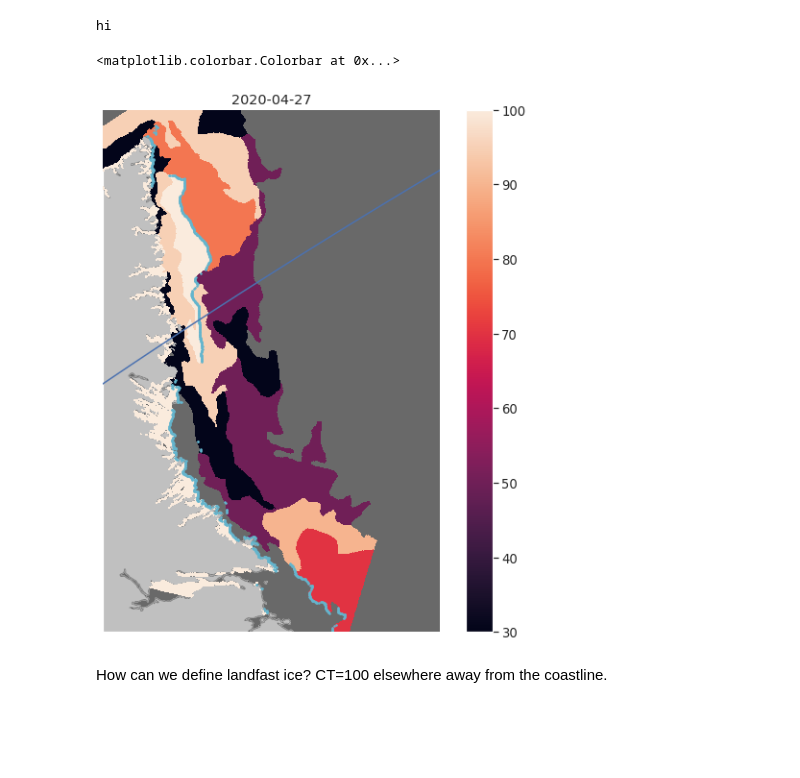
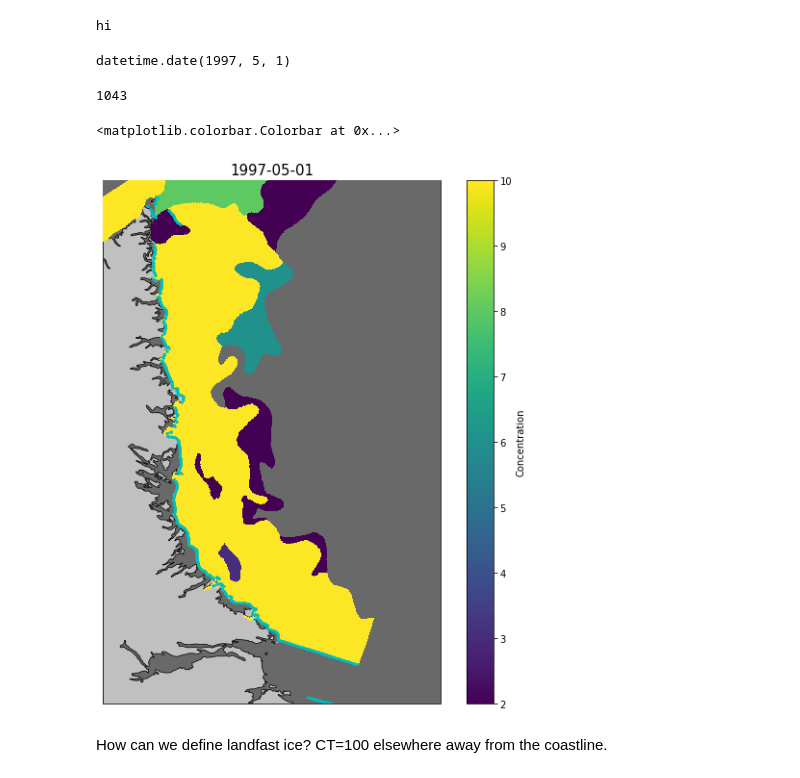
Before and after one commit to maynwang/CIS, a Jupyter notebook: landfast_new.ipynb, the cells around one changed output. Drawn from its saved outputs; the diff is of its cells as text; code cells hidden in the pictures; blank space fills up the shorter version.

```diff
--- a/landfast_new.ipynb
+++ b/landfast_new.ipynb
@@ -41,6 +41,8 @@ lat = nc.variables['latitude'][600:1450,1700:]
 juld = nc.variables['juld'][:]
 land = nc.variables['land'][:][600:1450,1700:]
 E_CT = nc.variables['E_CT'][:,600:1450,1700:]
+E_FA = nc.variables['E_FA'][:,600:1450,1700:]
+
 
 CT = np.nan*np.ones(E_CT.shape)
 CT[E_CT==1] = 10
@@ -116,7 +117,9 @@ plt.plot(lon[coast_j,coast_i],lat[coast_j,coast_i],'.',transform=ccrs.PlateCarre
 ## Code for obtaining Sina points
 # %%
 # Which month?
-mon = 4
+mon = 5
+
+CT=E_FA
 
 m = np.shape(CT)[2]
 n = np.shape(CT)[1]
@@ -128,10 +131,6 @@ sina_i = []
 sina_j = []
 dates_sina = []
 juld_sina = []
-
-# Mask lon and lat to get land
-ma_lon = ma.masked_array(lon, mask=land)
-ma_lat = ma.masked_array(lat, mask=land)
 
 for yr in years_unique:
     # Every year for the month defined by mon
@@ -147,7 +146,7 @@ for yr in years_unique:
             not_nans = np.where(np.isnan(CT[k,:,i])==False)[0]
             sina_ii[i] = i
             # Check: Is there landfast ice in row i (CT=100)? If yes, save first index as sina point
-            if 100.0 in CT[k,:,i]:
+            if 8 in CT[k,:,i]:
                 # Don't count other regions of CT=100. Reverse so coming from west
 
                 ### NOT WORKING
@@ -158,7 +157,7 @@ for yr in years_unique:
 #                     sina_point = CT100[np.where(spacing != 1)][0]
 #                 else:
 #                     # If no jump, take most eastward point of CT=100
-                sina_point = np.where(CT[k,:,i]==100.0)[0][0]
+                sina_point = np.where(CT[k,:,i]==8)[0][0]
 
                 ###
 
@@ -173,7 +172,7 @@ for yr in years_unique:
             # First non-nan ice value along j
 
             # Make sure there are non-nan values
-            elif 100.0 not in CT[k,:,i] and len(not_nans)>0:
+            elif 8 not in CT[k,:,i] and len(not_nans)>0:
                 last_ice = not_nans[-1]
                 # If not at coastline, save as Sina, unless it's too far to be the true Sina (110km)
                 if last_ice < coast_j[i]:# and abs(coast_j[i] - last_ice) < 97:
@@ -207,22 +206,30 @@ else:
     sina_point = np.where(CT[k,:,i]==100.0)[0][0]
 # %% [output]
 hi
+# %%
+dates[4]
+# %% [output]
+datetime.date(1997, 5, 1)
+# %%
+len(E_CT)
+# %% [output]
+1043
 # %%
-fig=plt.figure(figsize=(10,10))
+fig=plt.figure(figsize=(10,10),facecolor='white')
 ax = fig.add_subplot(1,1,1, projection=rot)
 plot_cartopy(ax,lon,lat)
-plt.pcolormesh(lon,lat,CT[1016,:,:],transform=ccrs.PlateCarree(),zorder=4)
-i=71
+plt.pcolormesh(lon,lat,E_CT[4,:,:],transform=ccrs.PlateCarree(),zorder=4)
+i=0
 plt.plot(lon[sina_j[i],sina_i[i]],lat[sina_j[i],sina_i[i]],'c.', markersize=3, transform=ccrs.PlateCarree(),zorder=4, label='Sina')
-plt.plot(lon[:,360],lat[:,360],transform=ccrs.PlateCarree(),zorder=4)
 # plt.plot(lon[409,220],lat[409,220],'r*',transform=ccrs.PlateCarree(),zorder=4)
 # plt.plot(lon[coast_j,coast_i],lat[coast_j,coast_i],'r.',markersize=2,transform=ccrs.PlateCarree(),zorder=4, label='Coastline')
 
-plt.title(dates[1016])
-plt.colorbar()
+plt.title(dates[4],fontsize=15)
+plt.colorbar(label='Concentration')
+plt.savefig('/home/mwang/')
 # %% [output]
 <matplotlib.colorbar.Colorbar at 0x...>
-[figure, old version]
+[figure, new version]
 # %% [markdown]
 How can we define landfast ice? CT=100 elsewhere away from the coastline.
 # %% [markdown]
```
Also changed, not shown: parts of 4 cells of this notebook, 28 other files.
